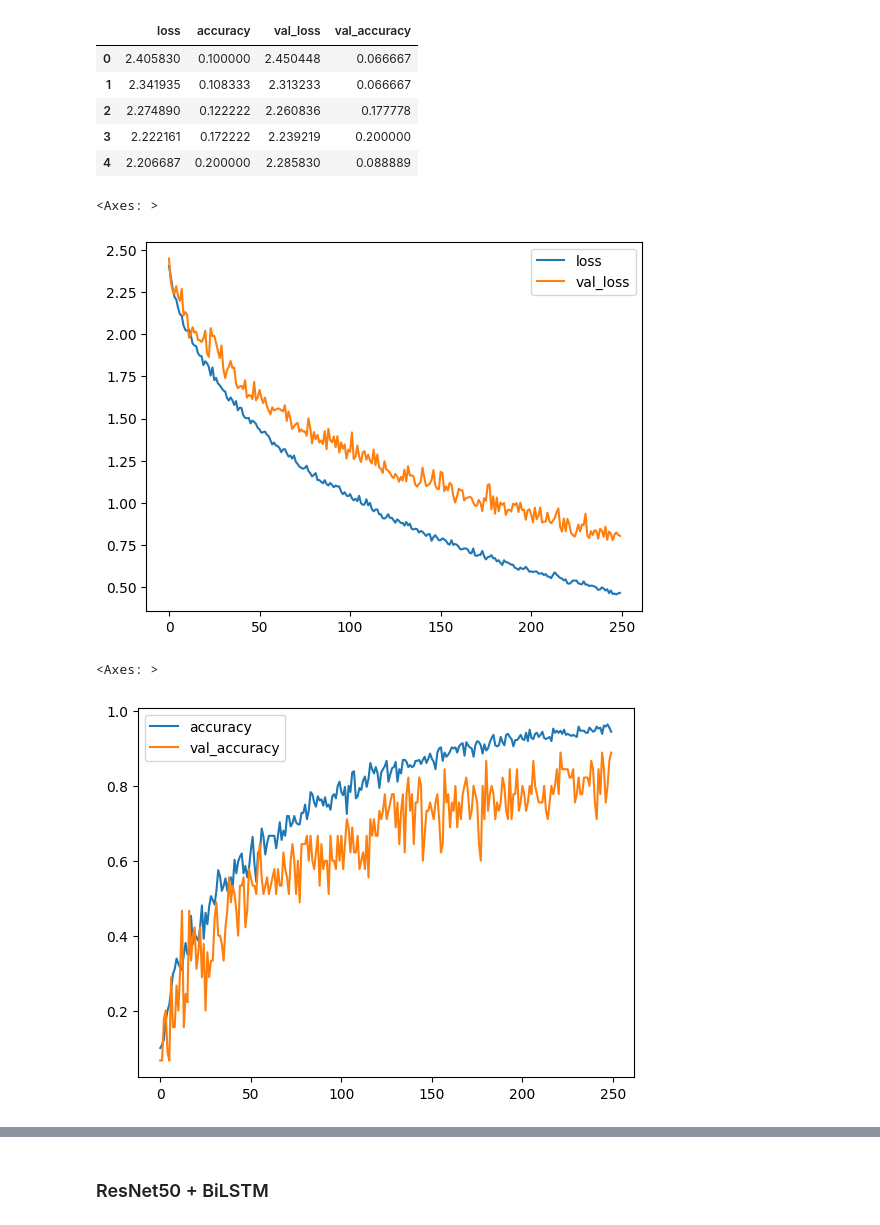
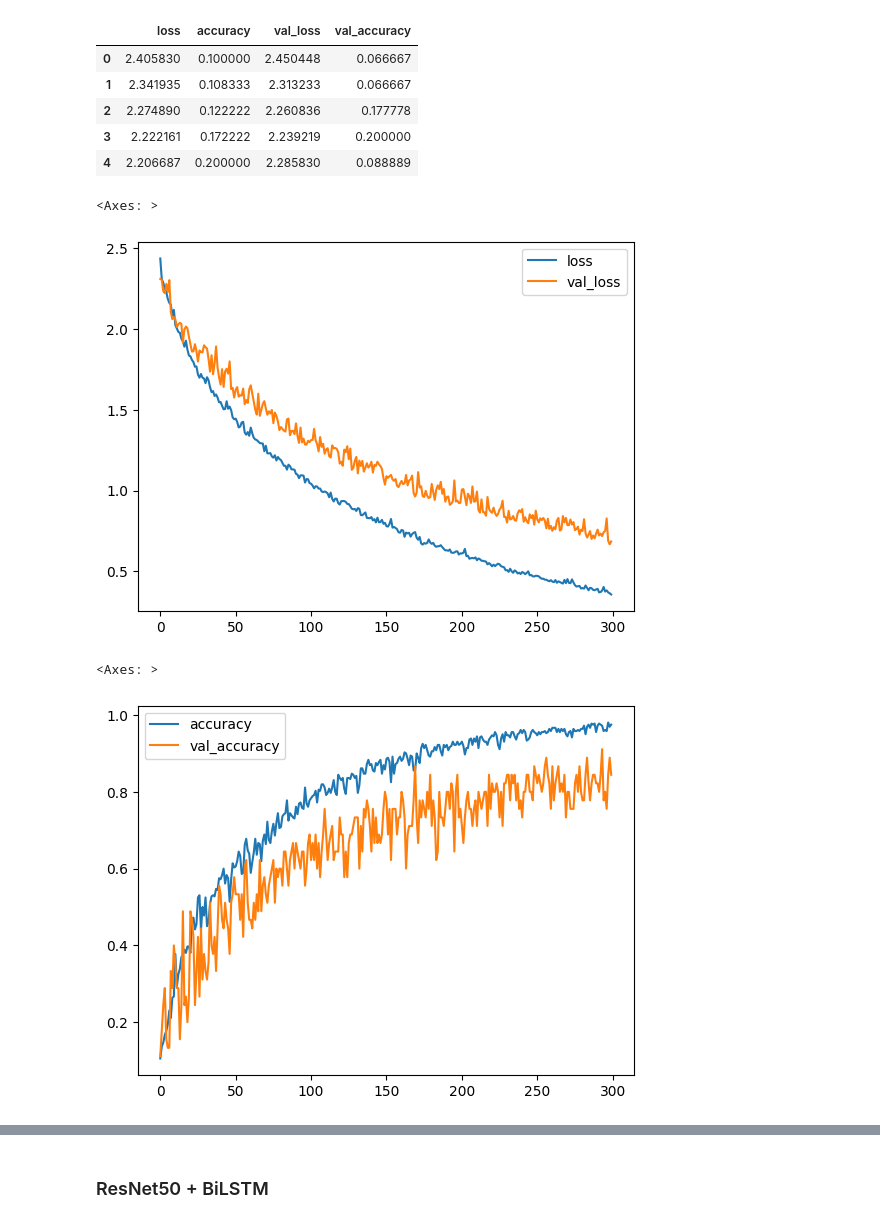
Before and after one commit to GauriR011/ASL-Detection-using-Deep-Learning, a Jupyter notebook: ASL_SLR1_(1) (1) (1).ipynb, the cells around one changed output, grey strips where cells are left out. Saved outputs shown, nothing was run; the diff lists cells and outputs as text; code cells hidden in the pictures.

```diff
--- a/ASL_SLR1_(1) (1) (1).ipynb
+++ b/ASL_SLR1_(1) (1) (1).ipynb
@@ -754,10 +754,10 @@ with tf.device('/cpu:0'):
 # %% [markdown]
 ### ResNet50 Model
 # %%
-# from tensorflow.keras.models import load_model
-log_dir = r'C:\Users\revan\Documents\FYP_HWU\Logs'
-folder_path = os.path.join(log_dir,"ckpt.Xcep_Bi_10C_3.keras")
-res50LoadModel=load_model(folder_path)
+# # from tensorflow.keras.models import load_model
+# log_dir = r'C:\Users\revan\Documents\FYP_HWU\Logs'
+# folder_path = os.path.join(log_dir,"ckpt.Xcep_Bi_10C_3.keras")
+# res50LoadModel=load_model(folder_path)
 # %%
 res50LoadModel.summary()
 # %% [output]
@@ -1455,3 +1546,5 @@ metrics_df = pd.DataFrame(history.history)
+# %%
+resultant_df = pd.concat([metrics_df, df], axis=0, ignore_index=True)
 # %%
 conf_matrix_val = confusion_matrix(y_val_t, y_pred_val)
 conf_matrix_test = confusion_matrix(y_test_t, y_pred_test)
@@ -1478,13 +1571,13 @@ metrics_df.head()
 | 3 | 2.222161 | 0.172222 | 2.239219 | 0.200000 |
 | 4 | 2.206687 | 0.200000 | 2.285830 | 0.088889 |
 # %%
-metrics_df[["loss","val_loss"]].plot()
+resultant_df[["loss","val_loss"]].plot()
 # %% [output]
 <Axes: >
-[figure, old version]
+[figure, new version]
 # %%
-metrics_df[["accuracy","val_accuracy"]].plot()
+resultant_df[["accuracy","val_accuracy"]].plot()
 # %% [output]
 <Axes: >
-[figure, old version]
+[figure, new version]
 # %%
```
Also changed, not shown: parts of 13 cells of this notebook.
